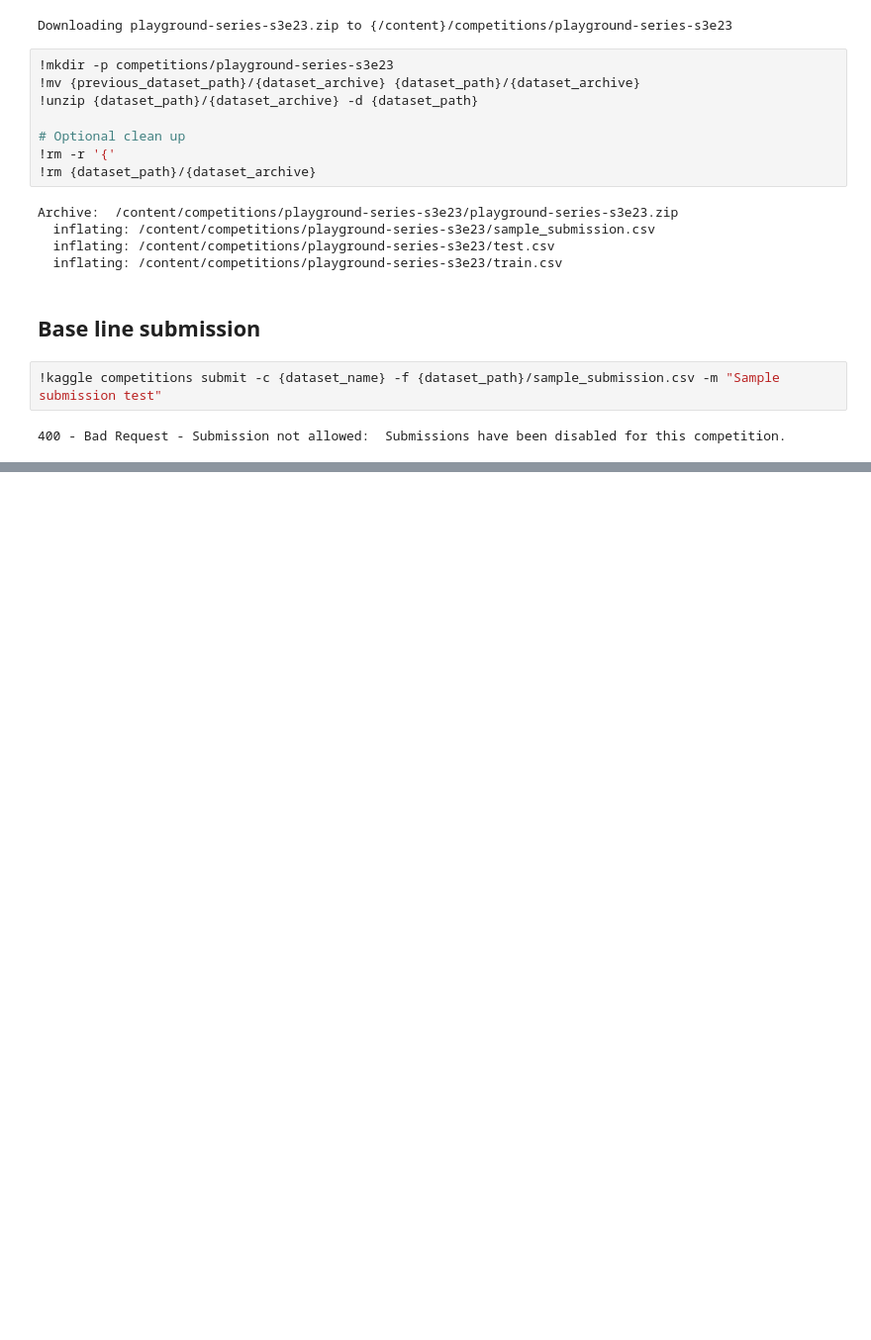
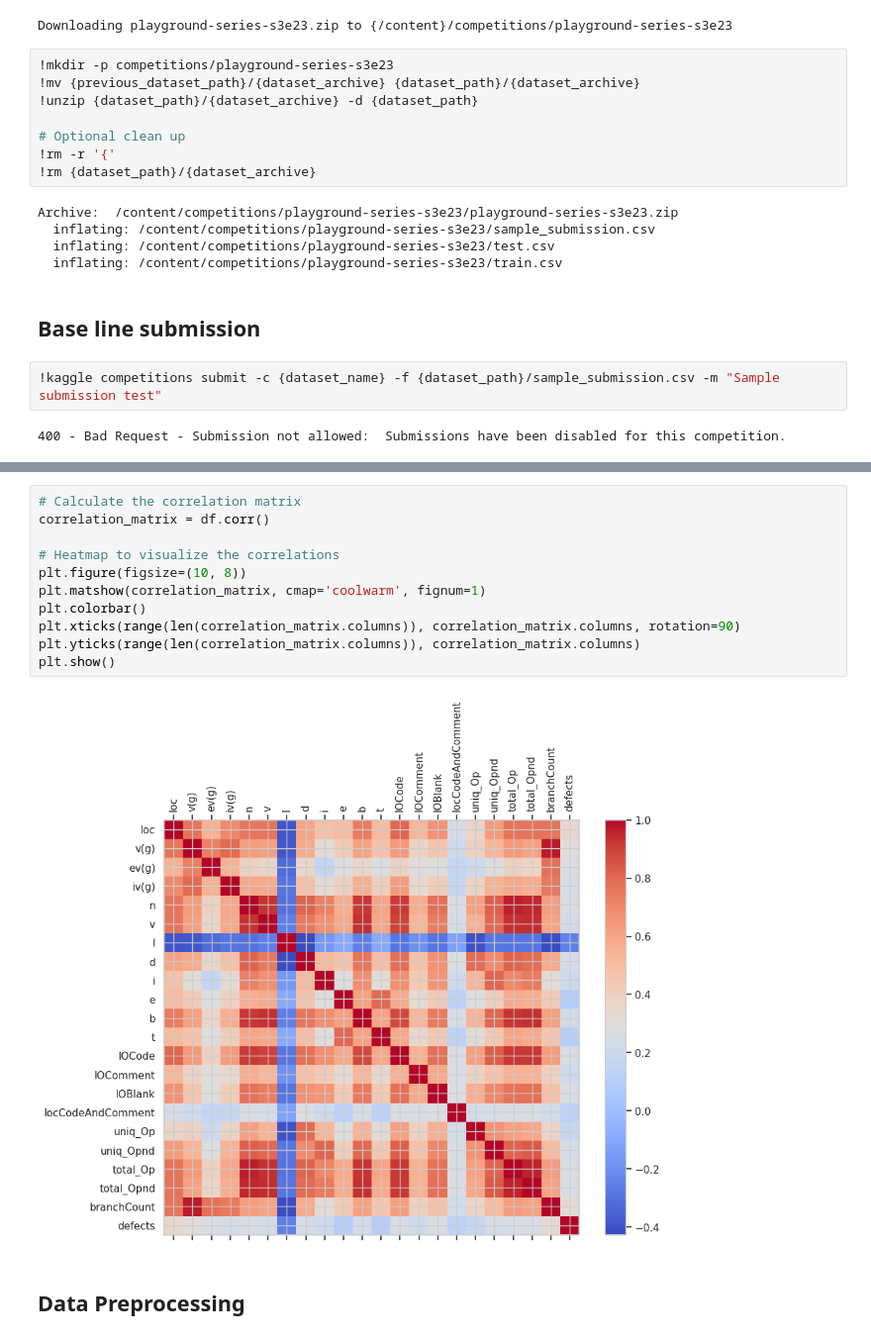
Before and after one commit to Maxvgrad/Binary-Classification-with-a-Software-Defects-Dataset, a Jupyter notebook: main.ipynb, the cells around one changed output, grey strips where cells are left out. Shown at 99% size. Drawn from its saved outputs; the diff is of its cells as text; blank space fills up the shorter version.

```diff
--- a/main.ipynb
+++ b/main.ipynb
@@ -49,0 +159,15 @@ Archive:  /content/competitions/playground-series-s3e23/playground-series-s3e23.
+# %%
+# Calculate the correlation matrix
+correlation_matrix = df.corr()
+
+# Heatmap to visualize the correlations
+plt.figure(figsize=(10, 8))
+plt.matshow(correlation_matrix, cmap='coolwarm', fignum=1)
+plt.colorbar()
+plt.xticks(range(len(correlation_matrix.columns)), correlation_matrix.columns, rotation=90)
+plt.yticks(range(len(correlation_matrix.columns)), correlation_matrix.columns)
+plt.show()
+# %% [output]
+[figure, added]
+# %% [markdown]
+## Data Preprocessing
```
Also changed, not shown: parts of 14 cells of this notebook.
